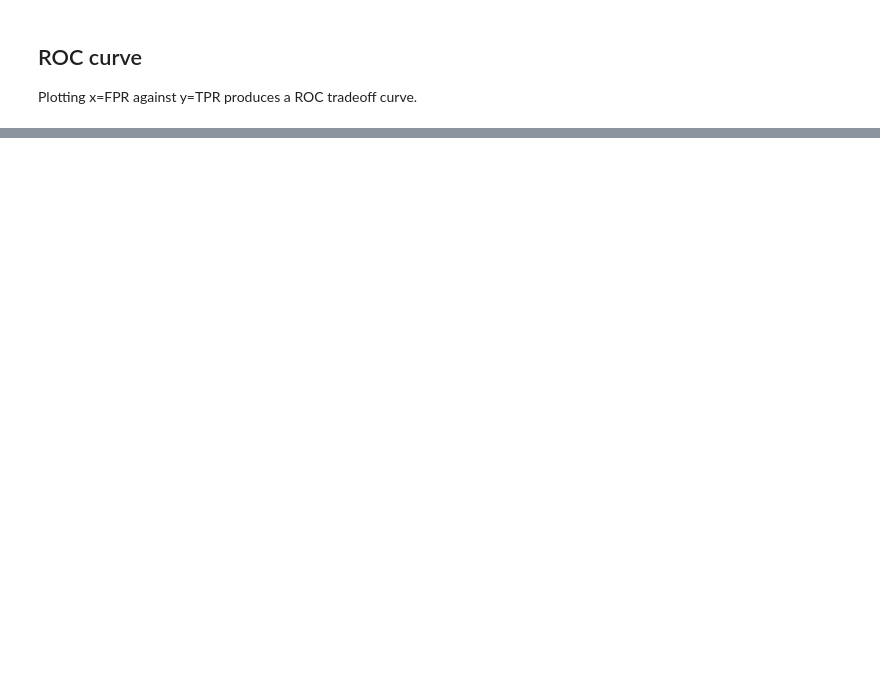
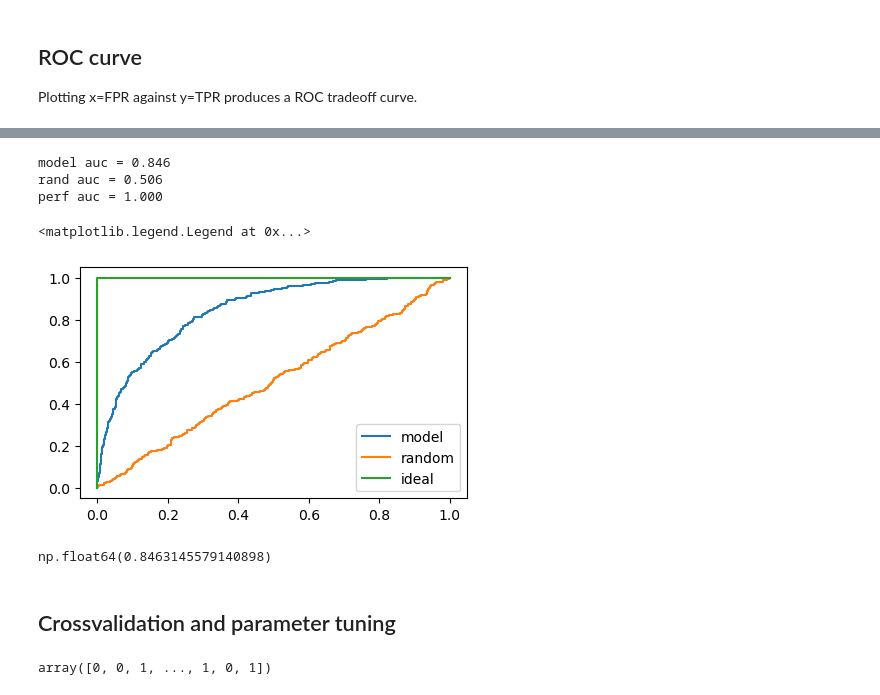
Before and after one commit to piotrswiecik/mlzoomcamp, a Jupyter notebook: various/evaluation_clean.ipynb, the cells around one changed output, grey strips where cells are left out. Drawn from its saved outputs; the diff is of its cells as text; code cells hidden in the pictures; blank space fills up the shorter version.

```diff
--- a/various/evaluation_clean.ipynb
+++ b/various/evaluation_clean.ipynb
@@ -298,0 +381,32 @@ Plotting x=FPR against y=TPR produces a ROC tradeoff curve.
+# %%
+auc_model = auc(ref_df_scores.fpr, ref_df_scores.tpr)
+auc_rand = auc(rand_df_scores.fpr, rand_df_scores.tpr)
+auc_perf = auc(perf_df_scores.fpr, perf_df_scores.tpr)
+print(f"model auc = {auc_model:.3f}")
+print(f"rand auc = {auc_rand:.3f}")
+print(f"perf auc = {auc_perf:.3f}")
+# %% [output]
+model auc = 0.846
+rand auc = 0.506
+perf auc = 1.000
+# %%
+# roc curve method returns fpr, tpr, thresholds as triplet
+
+ref_curve = roc_curve(y_val, y_pred)
+rand_curve = roc_curve(y_val, y_rand)
+perf_curve = roc_curve(y_val, y_val)
+
+plt.subplots(figsize=(5, 3))
+plt.plot(ref_curve[0], ref_curve[1], label="model")
+plt.plot(rand_curve[0], rand_curve[1], label="random")
+plt.plot(perf_curve[0], perf_curve[1], label="ideal")
+plt.legend()
+# %% [output]
+<matplotlib.legend.Legend at 0x...>
+[figure, added]
+# %%
+roc_auc_score(y_val, y_pred) # same as auc but different internals
+# %% [output]
+np.float64(0.8463145579140898)
+# %% [markdown]
+## Crossvalidation and parameter tuning
@@ -298,0 +417,4 @@ Plotting x=FPR against y=TPR produces a ROC tradeoff curve.
+# %%
+y_train
+# %% [output]
+array([0, 0, 1, ..., 1, 0, 1])
```
Also changed, not shown: parts of 21 cells of this notebook.
